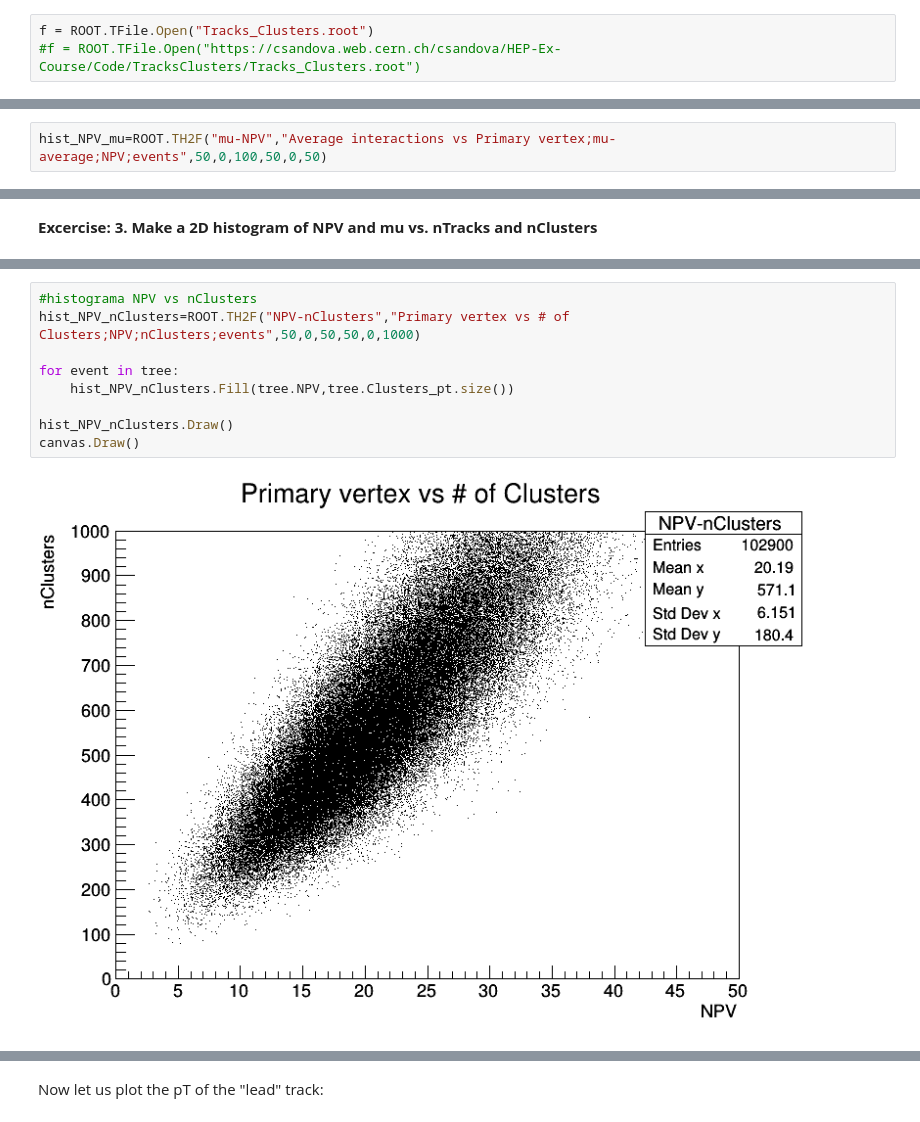
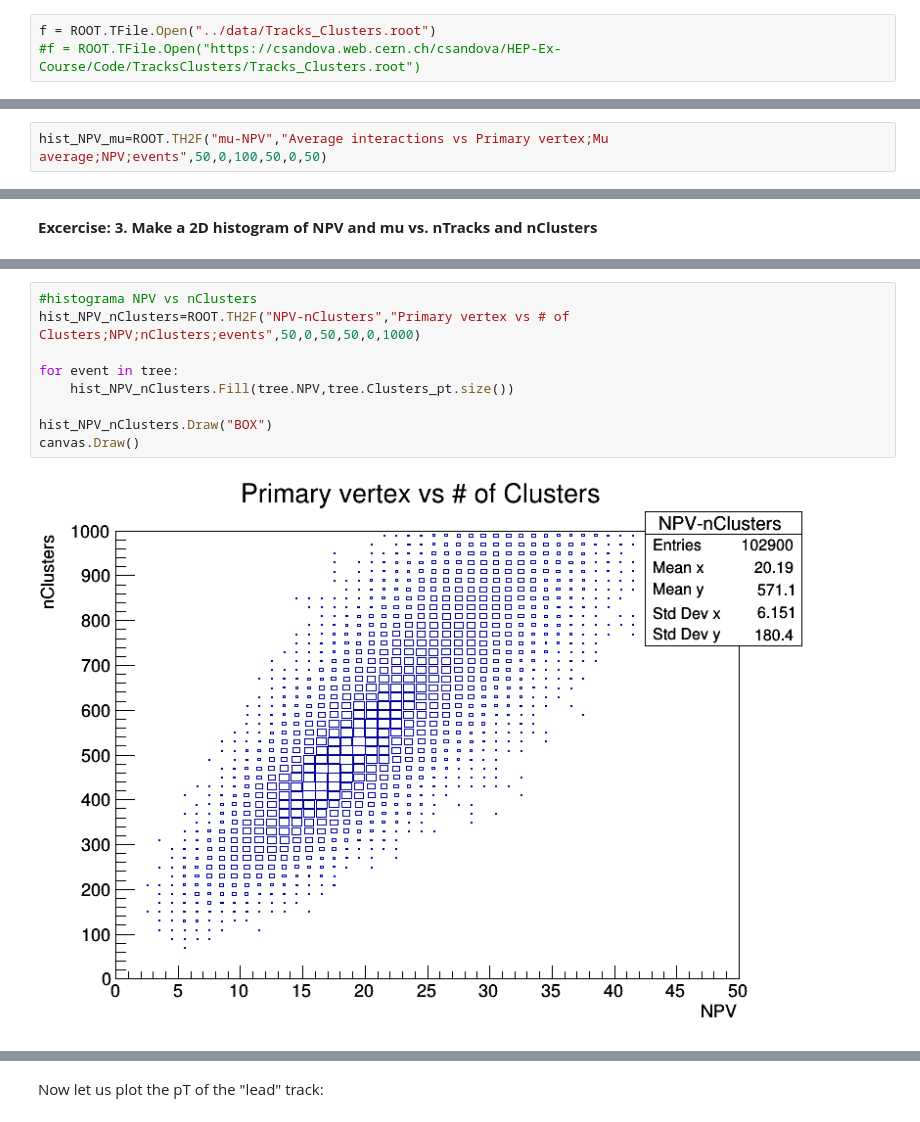
Before and after one commit to diordonezp/exp_particulas_2022-2, a Jupyter notebook: Clase_1/Tracks_Clusters.ipynb, the cells around one changed output, grey strips where cells are left out. Cells and saved outputs as stored; diff of their text form.

```diff
--- a/Clase_1/Tracks_Clusters.ipynb
+++ b/Clase_1/Tracks_Clusters.ipynb
@@ -17,7 +15,7 @@ Welcome to JupyROOT 6.18/04
 # %% [markdown]
 Next we have to open the data that we want to analyze. As described above the data is stored in a _*.root_ file. This is a root file containing tracks and calorimeter clusters
 # %%
-f = ROOT.TFile.Open("Tracks_Clusters.root")
+f = ROOT.TFile.Open("../data/Tracks_Clusters.root")
 #f = ROOT.TFile.Open("https://csandova.web.cern.ch/csandova/HEP-Ex-Course/Code/TracksClusters/Tracks_Clusters.root")
 # %% [markdown]
 After the data is opened we create a canvas on which we can draw a histogram. If we do not have a canvas we cannot see our histogram at the end. Its name is _Canvas_ and its header is _a first way to plot a variable_. The two following arguments define the width and the height of the canvas.
@@ -103,4 +103,4 @@ canvas.Draw()
 # %% [output]
 [figure]
 # %%
-hist_NPV_mu=ROOT.TH2F("mu-NPV","Average interactions vs Primary vertex;mu-average;NPV;events",50,0,100,50,0,50)
+hist_NPV_mu=ROOT.TH2F("mu-NPV","Average interactions vs Primary vertex;Mu average;NPV;events",50,0,100,50,0,50)
@@ -166,14 +163,14 @@ canvas.Draw()
 # %%
 #histograma NPV vs nClusters
 hist_NPV_nClusters=ROOT.TH2F("NPV-nClusters","Primary vertex vs # of Clusters;NPV;nClusters;events",50,0,50,50,0,1000)
 
 for event in tree:
     hist_NPV_nClusters.Fill(tree.NPV,tree.Clusters_pt.size())
 
-hist_NPV_nClusters.Draw()
+hist_NPV_nClusters.Draw("BOX")
 canvas.Draw()
 # %% [output]
-[figure, old version]
+[figure, new version]
 # %%
 #histograma mu vs nTracks
 hist_mu_nTracks=ROOT.TH2F("mu-Tracks","Average interactions vs # of Tracks;mu;nTracks;events",50,0,50,50,0,1000)
```
Also changed, not shown: parts of 15 cells of this notebook.
